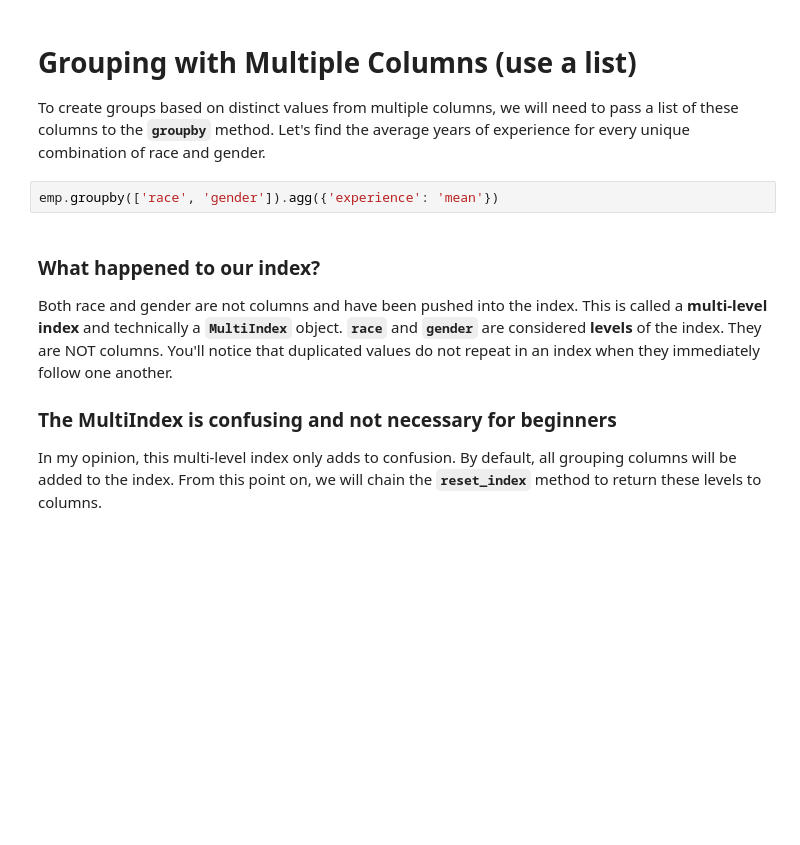
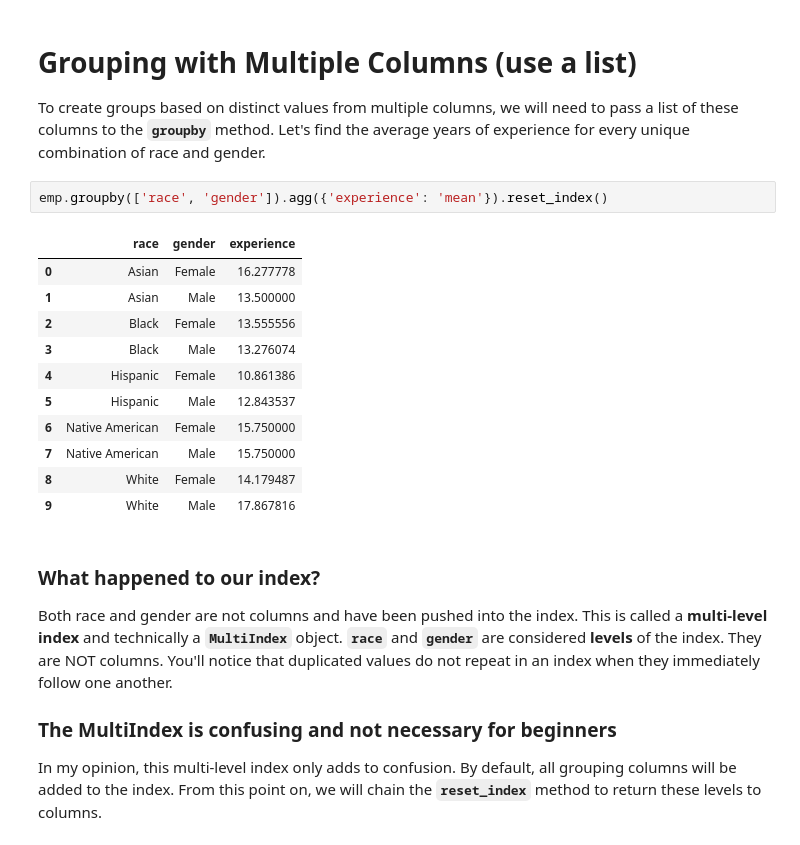
Before and after one commit to estefaniaakers/dunder-data, a Jupyter notebook: dunder-data-bootcamp/03. Grouping/02. Grouping and Aggregating with Multiple Columns.ipynb, the cells around one changed output. Saved outputs shown, nothing was run; the diff lists cells and outputs as text; blank space fills up the shorter version.

```diff
--- a/dunder-data-bootcamp/03. Grouping/02. Grouping and Aggregating with Multiple Columns.ipynb
+++ b/dunder-data-bootcamp/03. Grouping/02. Grouping and Aggregating with Multiple Columns.ipynb
@@ -45,7 +76,19 @@ emp.groupby('gender').agg({'experience': 'mean'})
 # Grouping with Multiple Columns (use a list)
 To create groups based on distinct values from multiple columns, we will need to pass a list of these columns to the **`groupby`** method. Let's find the average years of experience for every unique combination of race and gender.
 # %%
-emp.groupby(['race', 'gender']).agg({'experience': 'mean'})
+emp.groupby(['race', 'gender']).agg({'experience': 'mean'}).reset_index()
+# %% [output]
+|  | race | gender | experience |
+| 0 | Asian | Female | 16.277778 |
+| 1 | Asian | Male | 13.500000 |
+| 2 | Black | Female | 13.555556 |
+| 3 | Black | Male | 13.276074 |
+| 4 | Hispanic | Female | 10.861386 |
+| 5 | Hispanic | Male | 12.843537 |
+| 6 | Native American | Female | 15.750000 |
+| 7 | Native American | Male | 15.750000 |
+| 8 | White | Female | 14.179487 |
+| 9 | White | Male | 17.867816 |
 # %% [markdown]
 ### What happened to our index?
 Both race and gender are not columns and have been pushed into the index. This is called a **multi-level index** and technically a **`MultiIndex`** object. **`race`** and **`gender`** are considered **levels** of the index. They are NOT columns. You'll notice that duplicated values do not repeat in an index when they immediately follow one another.
```
Also changed, not shown: parts of 34 cells of this notebook.
